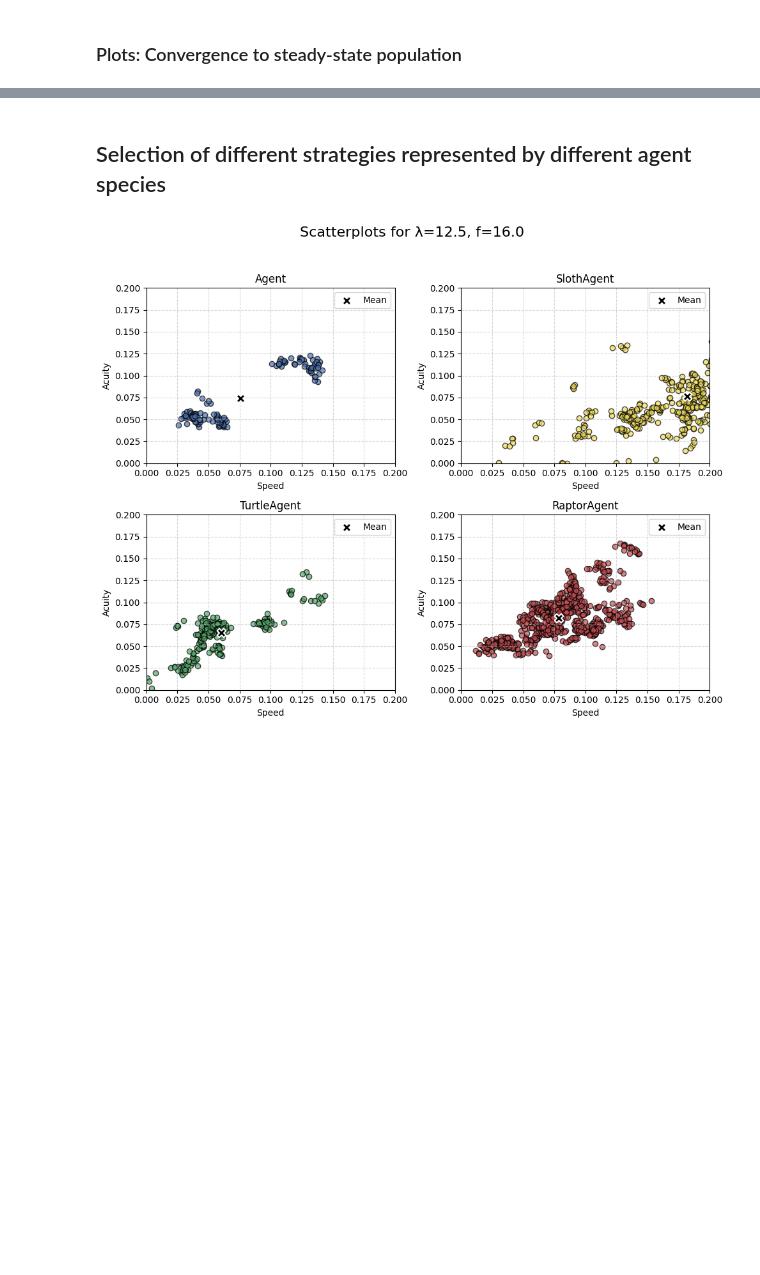
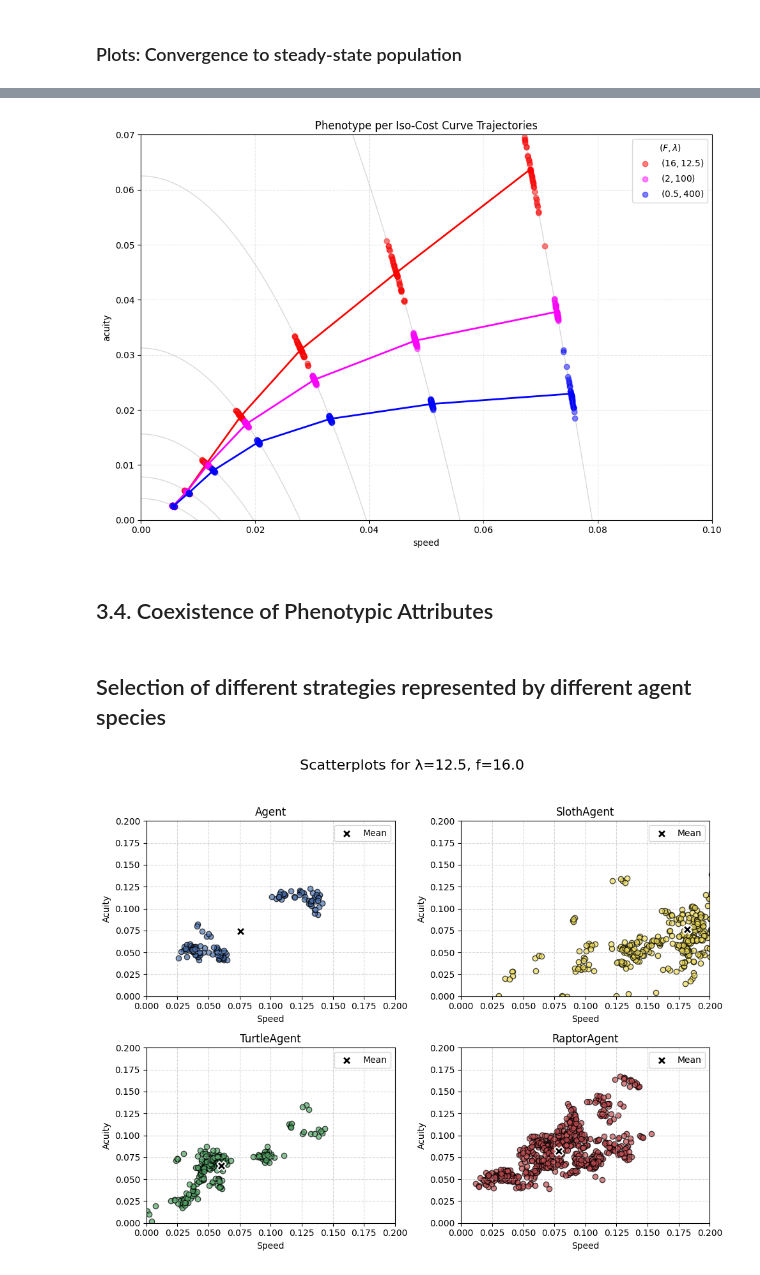
Before and after one commit to PrometheosFire/foraging-sim, a Jupyter notebook: evaluation/results.ipynb, the cells around one changed output, grey strips where cells are left out. Drawn from its saved outputs; the diff is of its cells as text; code cells hidden in the pictures; blank space fills up the shorter version.

```diff
--- a/evaluation/results.ipynb
+++ b/evaluation/results.ipynb
@@ -403,3 +330,74 @@ plt.show()
+# %%
+# Load the data
+df = pd.read_csv("./simulation_results/3_3_envParam3_cost7_simulations40.csv", delimiter=",")
+
+# Compute isocost values
+df["isocost_curve"] = c_s * df["speed"]**2 + c_a * df["acuity"]
+df["isocost_curve"] = df["isocost_curve"].round(5)
+
+# Define the (F, λ) pairs
+target_conditions = [
+    (16, 12.5),
+    (2, 100),
+    (0.5, 400)
+]
+
+labels = [r"$(16, 12.5)$", r"$(2, 100)$", r"$(0.5, 400)$"]
+colors = ['red', 'magenta', 'blue']
+
+plt.figure(figsize=(10, 7))
+
+# === Draw gray isocost curves ===
+speed_grid = np.linspace(0, 0.1, 200)
+acuity_grid = np.linspace(0, 0.07, 200)
+S, A = np.meshgrid(speed_grid, acuity_grid)
+isocost_grid = c_s * S**2 + c_a * A
+
+# Use only the unique isocost values from the dataset
+levels = np.sort(df["isocost_curve"].unique())
+plt.contour(S, A, isocost_grid, levels=levels, colors='gray', alpha=0.3, linewidths=1)
+
+# === Plot simulation means and average trajectory ===
+for (F, lam), label, color in zip(target_conditions, labels, colors):
+    env_df = df[(df["F"] == F) & (df["Lamb"] == lam)]
+
+    # Mean point per simulation and isocost
+    sim_means = (
+        env_df
+        .groupby(["Simulation", "isocost_curve"])[["speed", "acuity"]]
+        .mean()
+        .reset_index()
+    )
+
+    # Scatter individual simulation means
+    plt.scatter(sim_means["speed"], sim_means["acuity"], color=color, alpha=0.5, label=label)
+
+    # Mean across simulations per isocost level
+    overall_mean = (
+        sim_means
+        .groupby("isocost_curve")[["speed", "acuity"]]
+        .mean()
+        .reset_index()
+        .sort_values("isocost_curve")
+    )
+
+    # Draw line connecting the average phenotype per isocost
+    plt.plot(overall_mean["speed"], overall_mean["acuity"], color=color, marker='o', linewidth=2)
+
+# Plot formatting
+plt.xlabel("speed")
+plt.ylabel("acuity")
+plt.title("Phenotype per Iso-Cost Curve Trajectories")
+plt.xlim(0, 0.1)
+plt.ylim(0, 0.07)
+plt.grid(True, linestyle='--', alpha=0.3)
+plt.legend(title=r'$(F, \lambda)$')
+plt.tight_layout()
+plt.show()
+# %% [output]
+[figure, added]
+# %% [markdown]
+## 3.4. Coexistence of Phenotypic Attributes
 # %% [markdown]
 ## Selection of different strategies represented by different agent species
 # %%
```
Also changed, not shown: parts of 10 cells of this notebook.
